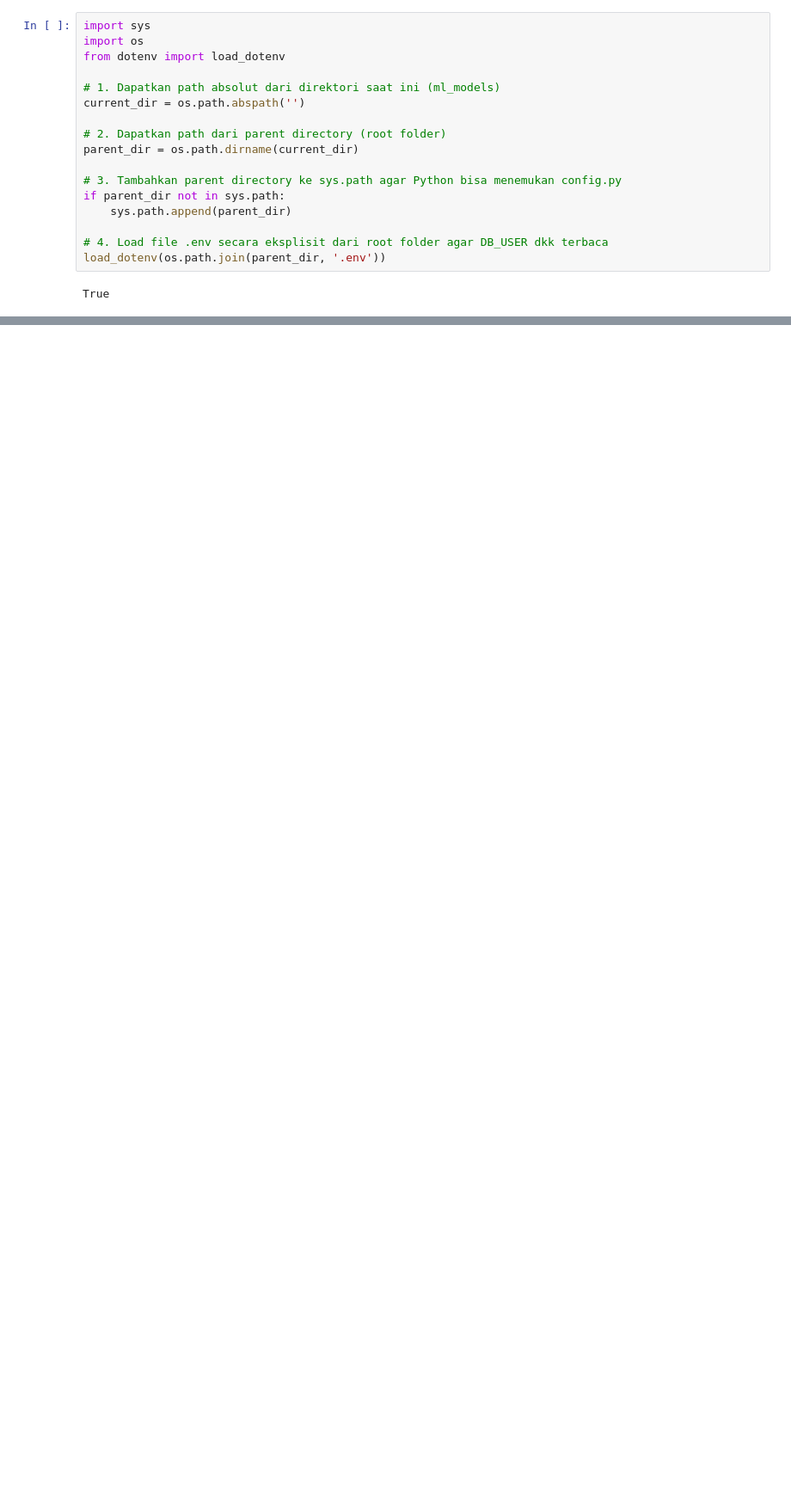
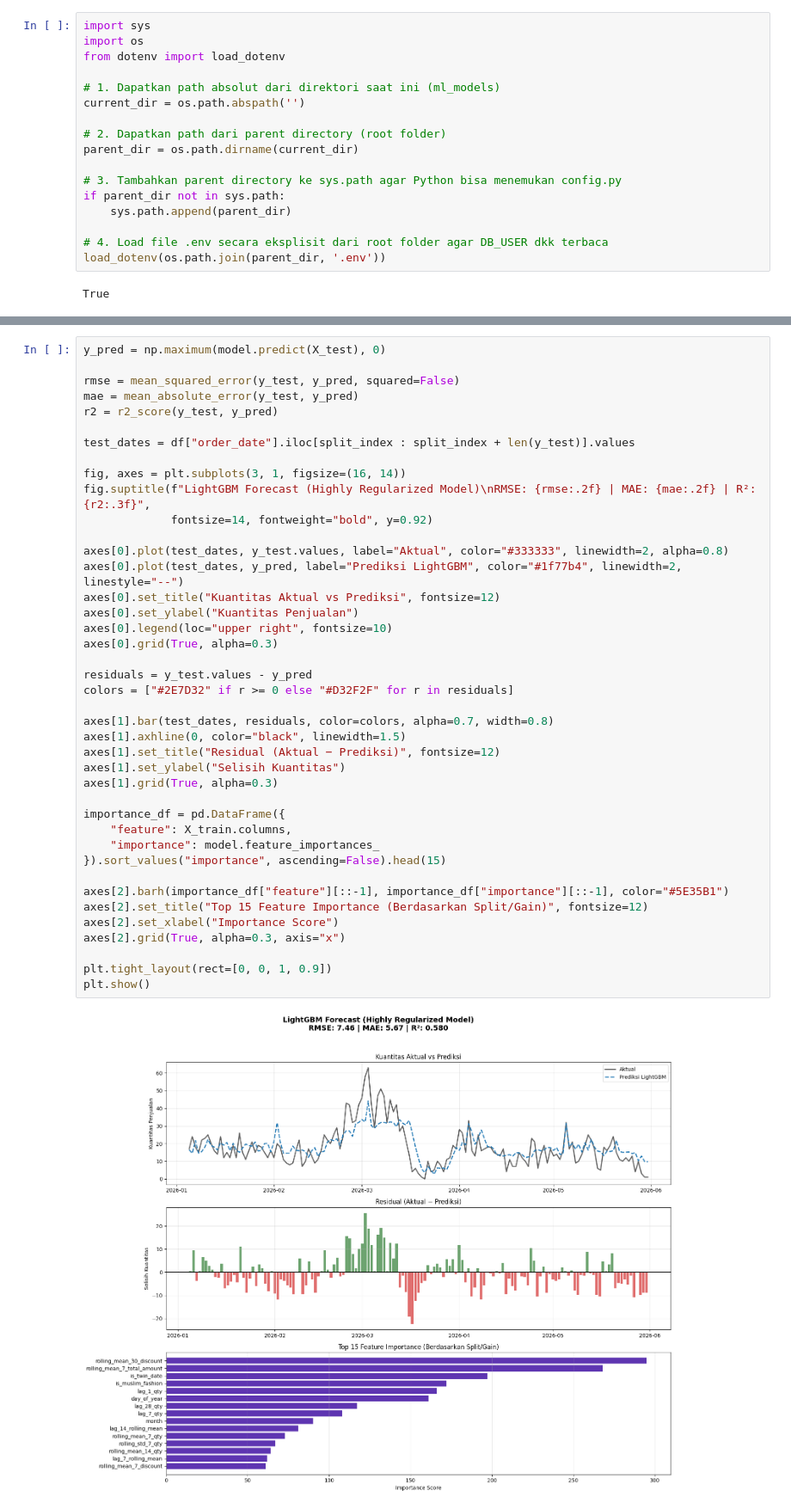
Before and after one commit to giastahmad/lamiah-analytics, a Jupyter notebook: ml_models/train_model.ipynb, the cells around one changed output, grey strips where cells are left out. Shown at 86% size. Cells and saved outputs as stored; diff of their text form; blank space fills up the shorter version.

Commit message:
model V1.0

```diff
--- a/ml_models/train_model.ipynb
+++ b/ml_models/train_model.ipynb
@@ -457,0 +255,43 @@ dtype: float64
+# %%
+y_pred = np.maximum(model.predict(X_test), 0)
+
+rmse = mean_squared_error(y_test, y_pred, squared=False)
+mae = mean_absolute_error(y_test, y_pred)
+r2 = r2_score(y_test, y_pred)
+
+test_dates = df["order_date"].iloc[split_index : split_index + len(y_test)].values
+
+fig, axes = plt.subplots(3, 1, figsize=(16, 14))
+fig.suptitle(f"LightGBM Forecast (Highly Regularized Model)\nRMSE: {rmse:.2f} | MAE: {mae:.2f} | R²: {r2:.3f}",
+             fontsize=14, fontweight="bold", y=0.92)
+
+axes[0].plot(test_dates, y_test.values, label="Aktual", color="#333333", linewidth=2, alpha=0.8)
+axes[0].plot(test_dates, y_pred, label="Prediksi LightGBM", color="#1f77b4", linewidth=2, linestyle="--")
+axes[0].set_title("Kuantitas Aktual vs Prediksi", fontsize=12)
+axes[0].set_ylabel("Kuantitas Penjualan")
+axes[0].legend(loc="upper right", fontsize=10)
+axes[0].grid(True, alpha=0.3)
+
+residuals = y_test.values - y_pred
+colors = ["#2E7D32" if r >= 0 else "#D32F2F" for r in residuals]
+
+axes[1].bar(test_dates, residuals, color=colors, alpha=0.7, width=0.8)
+axes[1].axhline(0, color="black", linewidth=1.5)
+axes[1].set_title("Residual (Aktual − Prediksi)", fontsize=12)
+axes[1].set_ylabel("Selisih Kuantitas")
+axes[1].grid(True, alpha=0.3)
+
+importance_df = pd.DataFrame({
+    "feature": X_train.columns,
+    "importance": model.feature_importances_
+}).sort_values("importance", ascending=False).head(15)
+
+axes[2].barh(importance_df["feature"][::-1], importance_df["importance"][::-1], color="#5E35B1")
+axes[2].set_title("Top 15 Feature Importance (Berdasarkan Split/Gain)", fontsize=12)
+axes[2].set_xlabel("Importance Score")
+axes[2].grid(True, alpha=0.3, axis="x")
+
+plt.tight_layout(rect=[0, 0, 1, 0.9])
+plt.show()
+# %% [output]
+[figure, added]
```
Also changed, not shown: parts of 25 cells of this notebook, 35 other files.
